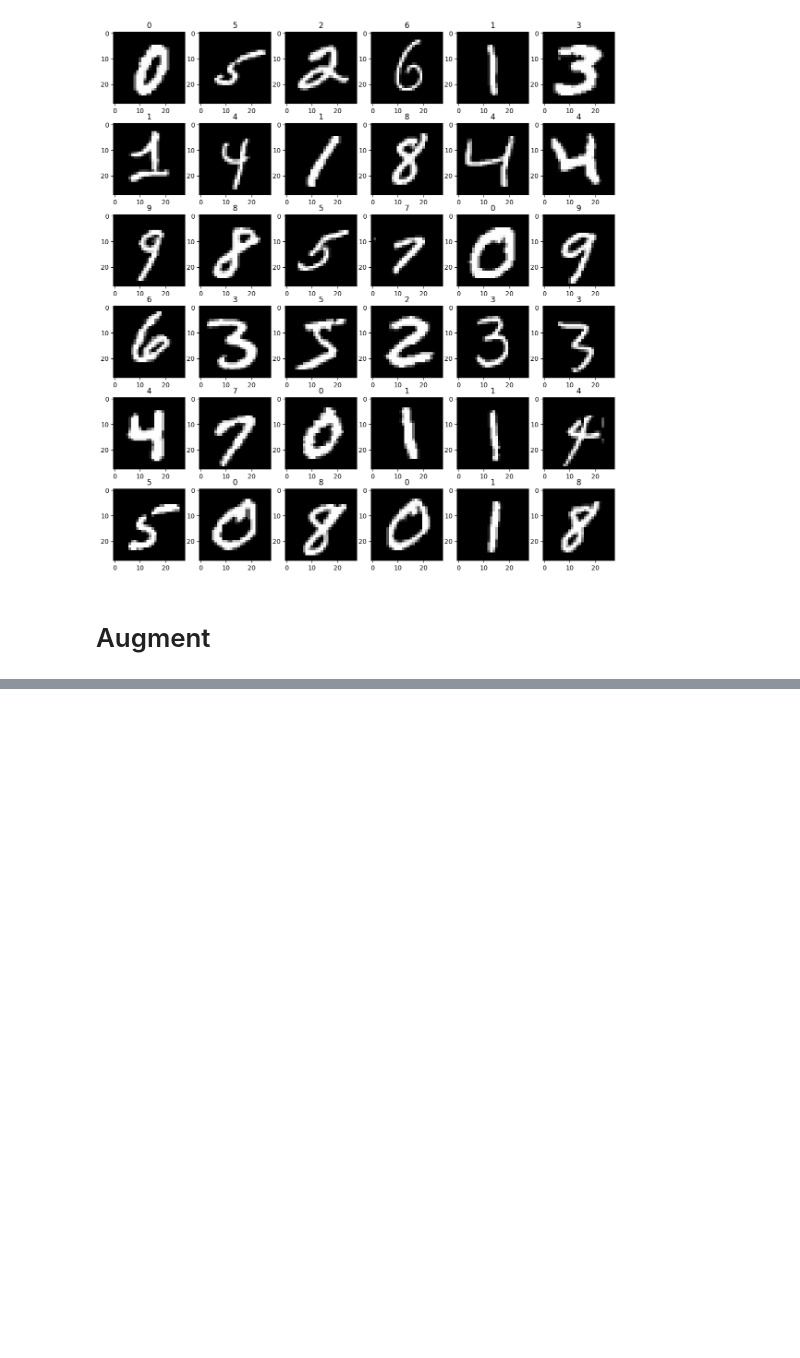
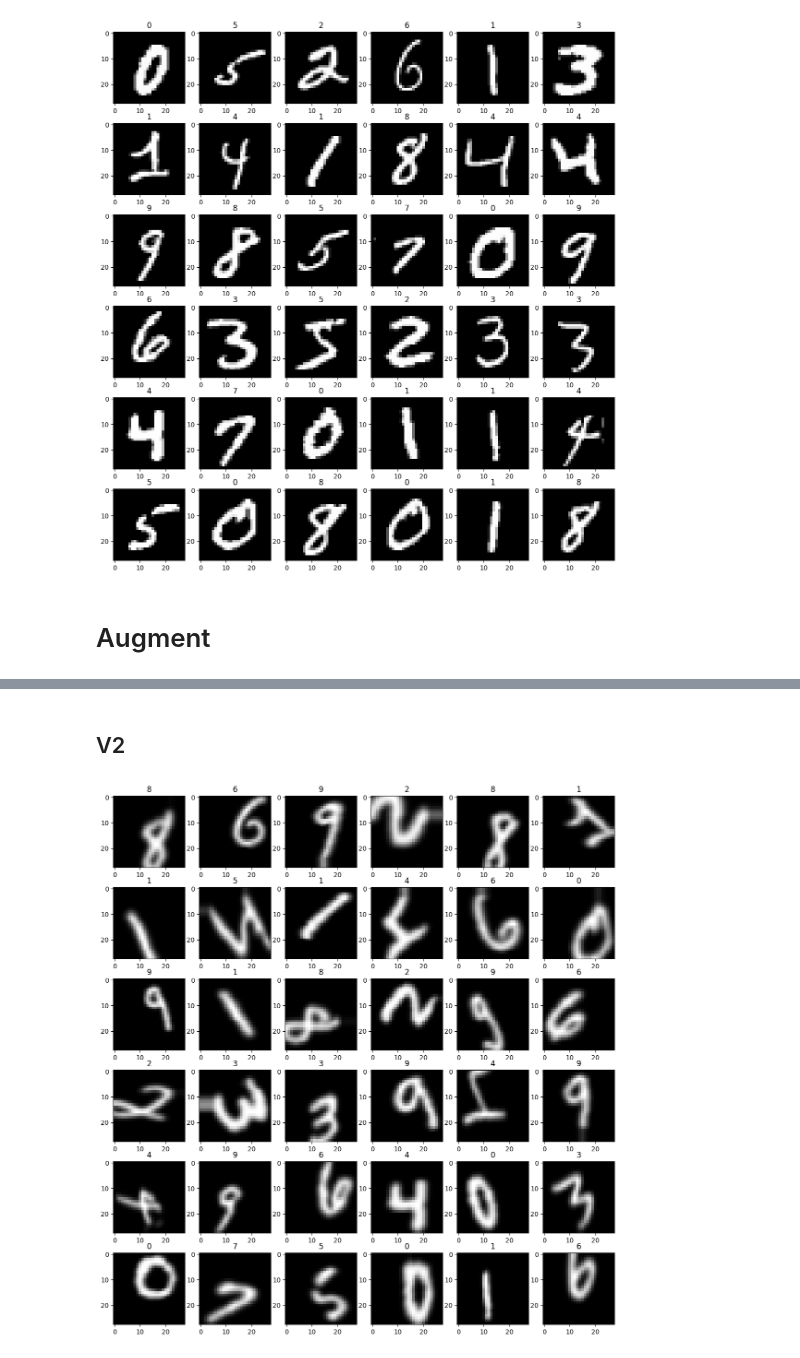
Before and after one commit to boeyjw/KCL-MNIST-Coursework-1, a Jupyter notebook: cw1/00_Data_Augmentation.ipynb, the cells around one changed output, grey strips where cells are left out. Drawn from its saved outputs; the diff is of its cells as text; code cells hidden in the pictures; blank space fills up the shorter version.

```diff
--- a/cw1/00_Data_Augmentation.ipynb
+++ b/cw1/00_Data_Augmentation.ipynb
@@ -65,5 +54,5 @@ Use `tf.data.Dataset.save(...)` instead.
 # %%
-augp = Path("../scratch").joinpath("test_augmented")
+augp = Path("../scratch").joinpath("test_augmented_v1")
 if not augp.exists():
     augp.mkdir()
 
@@ -90,2 +79,28 @@ WARNING:tensorflow:From /tmp/slurm-tmp.1645227/ipykernel_1805178/1181495399.py:1
 Instructions for updating:
 Use `tf.data.Dataset.save(...)` instead.
+# %% [markdown]
+## V2
+# %%
+augp = Path("../scratch").joinpath("train_augmented_v2")
+if not augp.exists():
+    augp.mkdir()
+
+ds, lab = [], []
+for i in range(10):
+    aug_pipe = tf.keras.Sequential([
+        tf.keras.layers.RandomHeight(0.2),
+        tf.keras.layers.RandomWidth(0.2),
+        tf.keras.layers.RandomRotation(0.2, fill_mode="nearest"),
+        tf.keras.layers.RandomZoom(0.2, 0.2, fill_mode="nearest"),
+        tf.keras.layers.RandomTranslation(0.2, 0.2, fill_mode="nearest"),
+        tf.keras.layers.Resizing(28, 28, crop_to_aspect_ratio=False)
+    ])
+    train_aug = (
+        train_ir
+        .map(lambda x, y: (aug_pipe(x, training=True), y), num_parallel_calls=10, deterministic=False)
+    )
+    tf.data.experimental.save(train_aug, augp.joinpath(f"ds{i}").as_posix(), compression="GZIP")
+# %%
+pp.plot_shuffle(train_aug)
+# %% [output]
+[figure, added]
```
Also changed, not shown: parts of 8 cells of this notebook, 3 other files.
